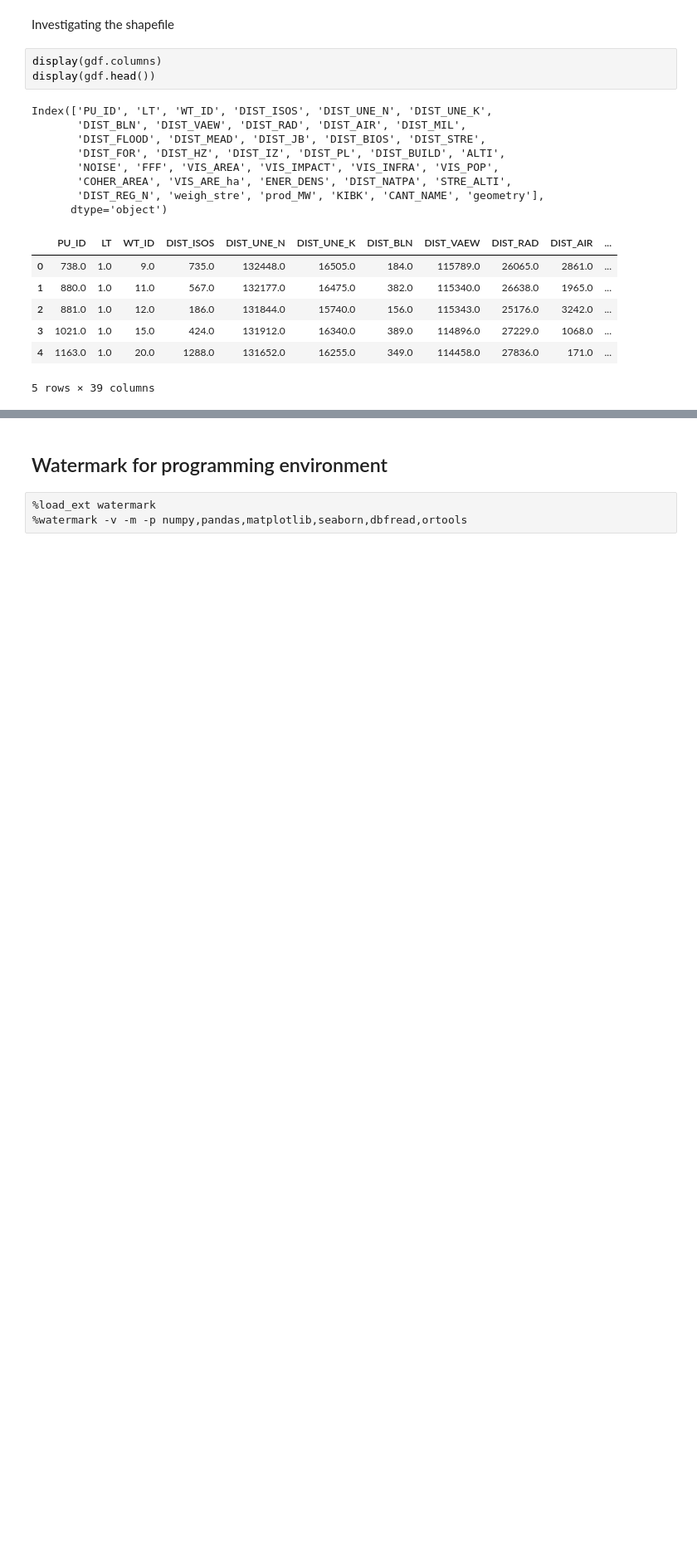
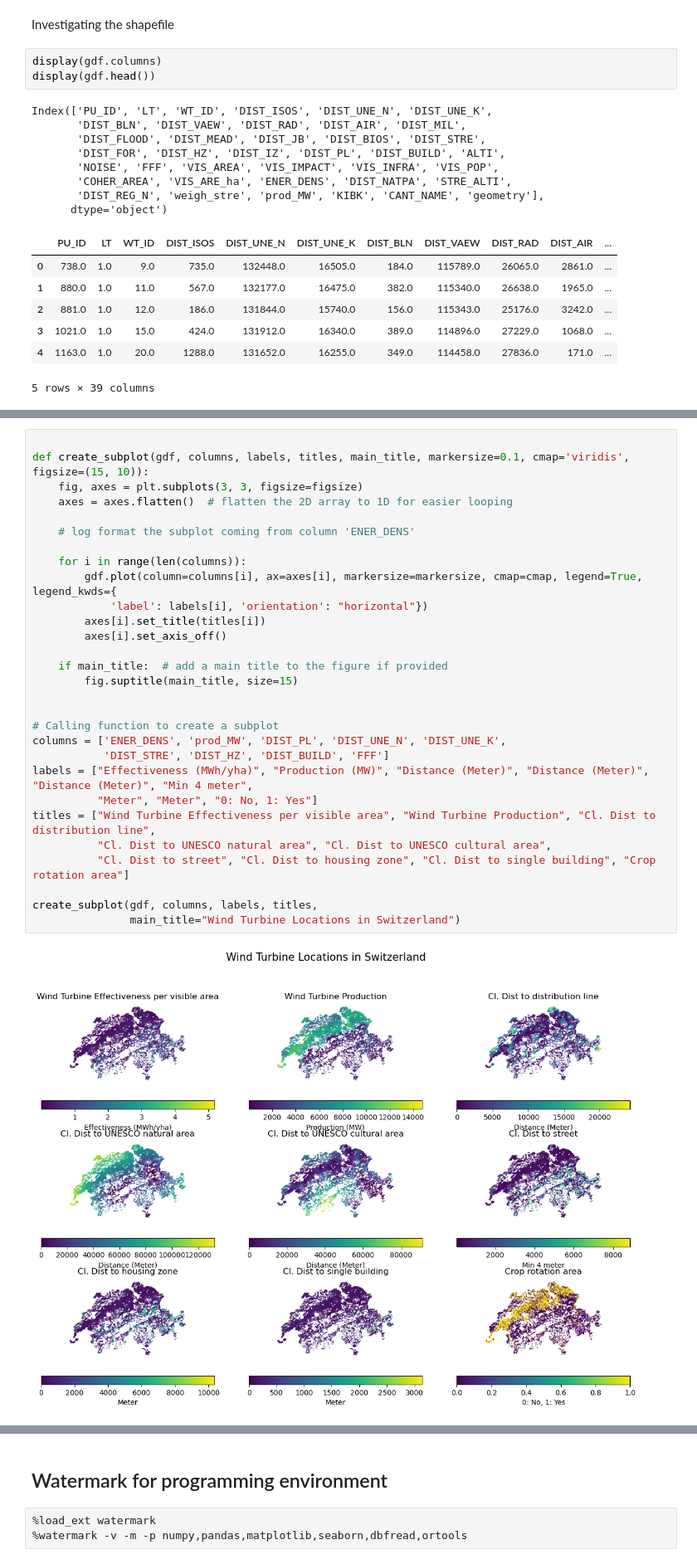
Before and after one commit to percw/Swiss_wind-turbine_optimization, a Jupyter notebook: wind_optimization.ipynb, the cells around one changed output, grey strips where cells are left out. Shown at 83% size. Cells and saved outputs as stored; diff of their text form; blank space fills up the shorter version.

```diff
--- a/wind_optimization.ipynb
+++ b/wind_optimization.ipynb
@@ -218,0 +119,31 @@ fig.show()
+# %%
+
+def create_subplot(gdf, columns, labels, titles, main_title, markersize=0.1, cmap='viridis', figsize=(15, 10)):
+    fig, axes = plt.subplots(3, 3, figsize=figsize)
+    axes = axes.flatten()  # flatten the 2D array to 1D for easier looping
+
+    # log format the subplot coming from column 'ENER_DENS'
+
+    for i in range(len(columns)):
+        gdf.plot(column=columns[i], ax=axes[i], markersize=markersize, cmap=cmap, legend=True, legend_kwds={
+            'label': labels[i], 'orientation': "horizontal"})
+        axes[i].set_title(titles[i])
+        axes[i].set_axis_off()
+
+    if main_title:  # add a main title to the figure if provided
+        fig.suptitle(main_title, size=15)
+
+
+# Calling function to create a subplot
+columns = ['ENER_DENS', 'prod_MW', 'DIST_PL', 'DIST_UNE_N', 'DIST_UNE_K',
+           'DIST_STRE', 'DIST_HZ', 'DIST_BUILD', 'FFF']
+labels = ["Effectiveness (MWh/yha)", "Production (MW)", "Distance (Meter)", "Distance (Meter)", "Distance (Meter)", "Min 4 meter",
+          "Meter", "Meter", "0: No, 1: Yes"]
+titles = ["Wind Turbine Effectiveness per visible area", "Wind Turbine Production", "Cl. Dist to distribution line",
+          "Cl. Dist to UNESCO natural area", "Cl. Dist to UNESCO cultural area",
+          "Cl. Dist to street", "Cl. Dist to housing zone", "Cl. Dist to single building", "Crop rotation area"]
+
+create_subplot(gdf, columns, labels, titles,
+               main_title="Wind Turbine Locations in Switzerland")
+# %% [output]
+[figure, added]
```
Also changed, not shown: parts of 15 cells of this notebook.
